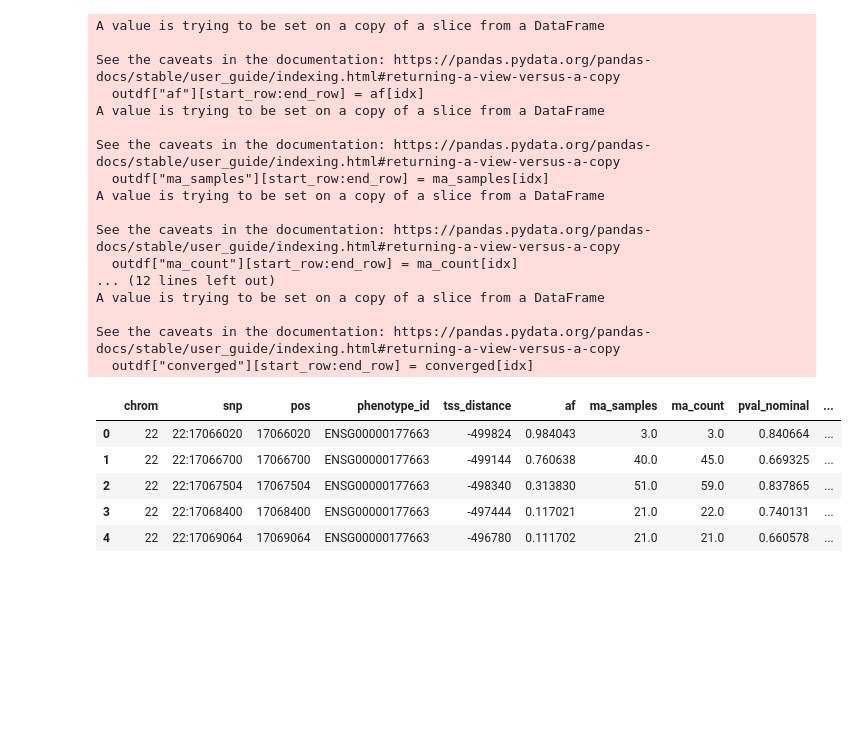
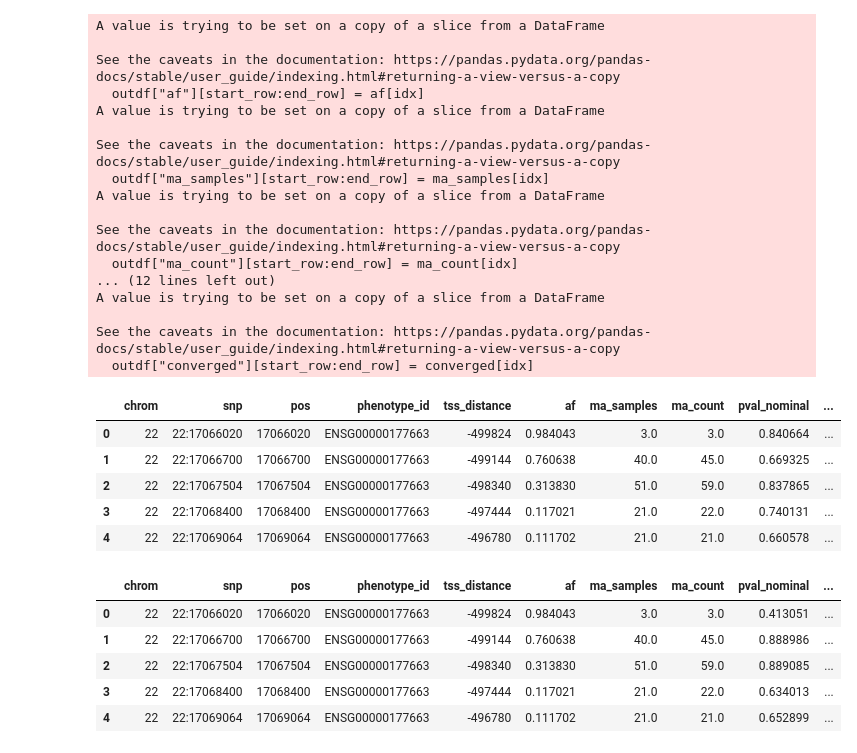
Before and after one commit to mancusolab/jaxqtl, a Jupyter notebook: example/eQTL_mapping.ipynb, the cells around one changed output. Cells and saved outputs as stored; diff of their text form; code cells hidden in the pictures; blank space fills up the shorter version.

```diff
--- a/example/eQTL_mapping.ipynb
+++ b/example/eQTL_mapping.ipynb
@@ -152,3 +155,14 @@ pairs_df.head()
 | 2 | 22 | 22:17067504 | 17067504 | ENSG00000177663 | -498340 | 0.313830 | 51.0 | 59.0 | 0.837865 | ... |
 | 3 | 22 | 22:17068400 | 17068400 | ENSG00000177663 | -497444 | 0.117021 | 21.0 | 22.0 | 0.740131 | ... |
 | 4 | 22 | 22:17069064 | 17069064 | ENSG00000177663 | -496780 | 0.111702 | 21.0 | 21.0 | 0.660578 | ... |
+# %%
+# shifted transform result
+pairs_df = pd.read_parquet(out_path+f'.cis_qtl_pairs.22.parquet')
+pairs_df.head()
+# %% [output]
+|  | chrom | snp | pos | phenotype_id | tss_distance | af | ma_samples | ma_count | pval_nominal | ... |
+| 0 | 22 | 22:17066020 | 17066020 | ENSG00000177663 | -499824 | 0.984043 | 3.0 | 3.0 | 0.413051 | ... |
+| 1 | 22 | 22:17066700 | 17066700 | ENSG00000177663 | -499144 | 0.760638 | 40.0 | 45.0 | 0.888986 | ... |
+| 2 | 22 | 22:17067504 | 17067504 | ENSG00000177663 | -498340 | 0.313830 | 51.0 | 59.0 | 0.889085 | ... |
+| 3 | 22 | 22:17068400 | 17068400 | ENSG00000177663 | -497444 | 0.117021 | 21.0 | 22.0 | 0.634013 | ... |
+| 4 | 22 | 22:17069064 | 17069064 | ENSG00000177663 | -496780 | 0.111702 | 21.0 | 21.0 | 0.652899 | ... |
```
Also changed, not shown: parts of 6 cells of this notebook, 11 other files.
